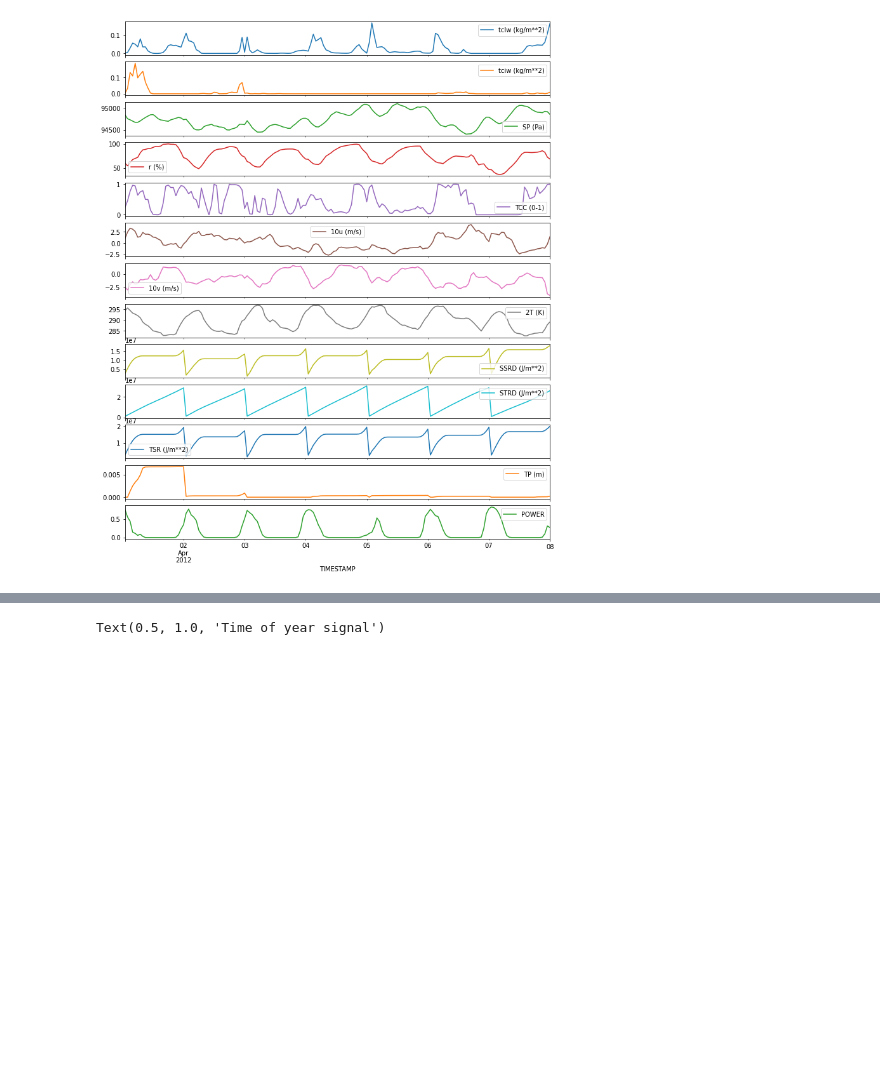
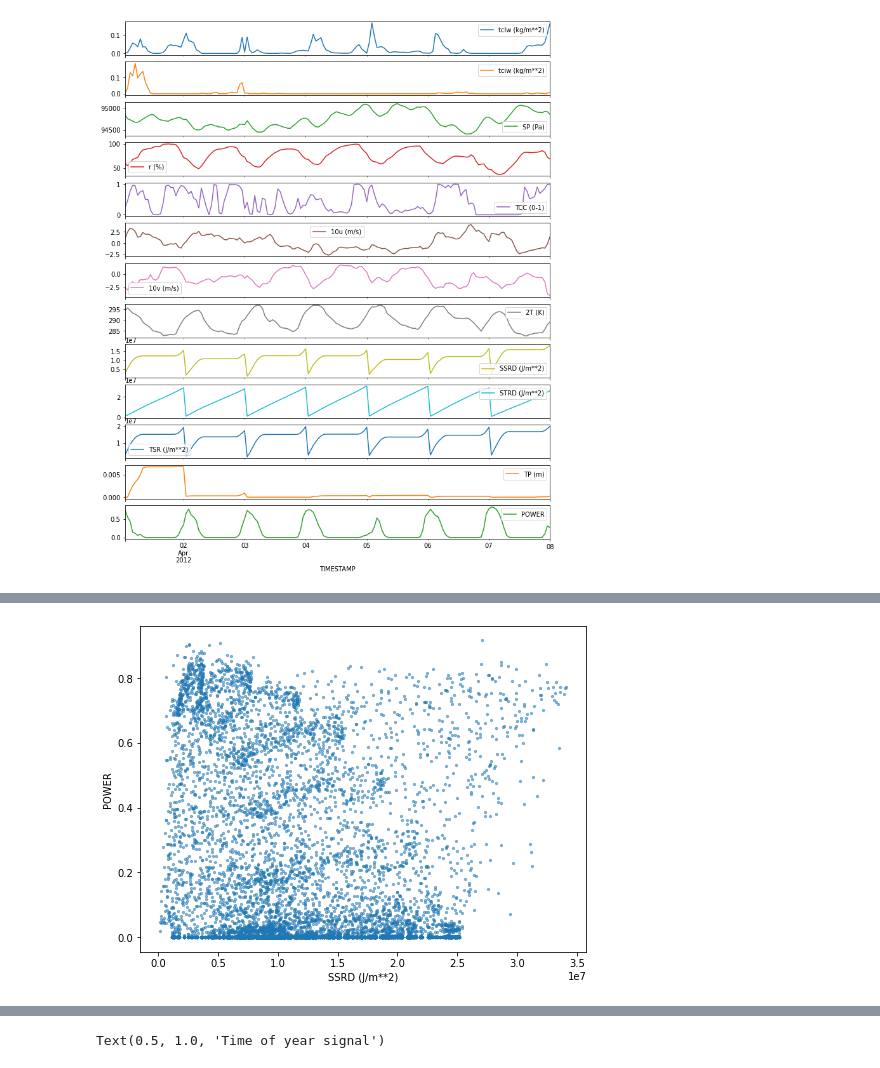
Before and after one commit to cantiado/solar-power-forecast, a Jupyter notebook: solarpowerforecast.ipynb, the cells around one changed output, grey strips where cells are left out. Drawn from its saved outputs; the diff is of its cells as text; code cells hidden in the pictures; blank space fills up the shorter version.

```diff
--- a/solarpowerforecast.ipynb
+++ b/solarpowerforecast.ipynb
@@ -170,0 +134,5 @@ Represent time of day and time of year as signals.
+# %%
+ax = df.plot.scatter("SSRD (J/m**2)", "POWER", marker=".", alpha=0.5)
+# ax.get_figure().savefig("ssrd_scatter.png")
+# %% [output]
+[figure, added]
```
Also changed, not shown: parts of 119 cells of this notebook.
